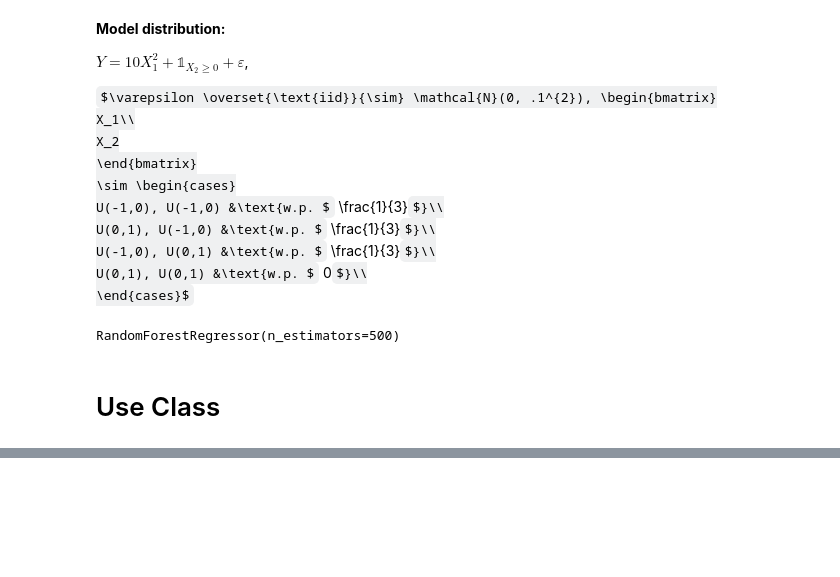
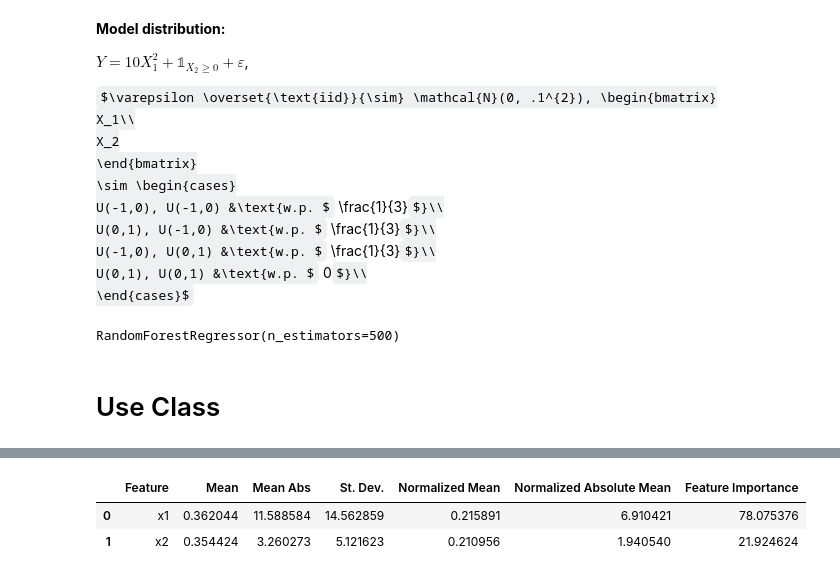
Before and after one commit to mixerupper/ice_feature_impact, a Jupyter notebook: notebooks/01-replication/01b-simulation-ant.ipynb, the cells around one changed output, grey strips where cells are left out. Drawn from its saved outputs; the diff is of its cells as text; code cells hidden in the pictures; some formulas as TeX source; blank space fills up the shorter version.

```diff
--- a/notebooks/01-replication/01b-simulation-ant.ipynb
+++ b/notebooks/01-replication/01b-simulation-ant.ipynb
@@ -138,0 +149,6 @@ IndexError: too many indices for array: array is 1-dimensional, but 2 were index
+# %%
+ice.feature_importance_table()
+# %% [output]
+|  | Feature | Mean | Mean Abs | St. Dev. | Normalized Mean | Normalized Absolute Mean | Feature Importance |
+| 0 | x1 | 0.362044 | 11.588584 | 14.562859 | 0.215891 | 6.910421 | 78.075376 |
+| 1 | x2 | 0.354424 | 3.260273 | 5.121623 | 0.210956 | 1.940540 | 21.924624 |
```
Also changed, not shown: parts of 8 cells of this notebook, 3 other files.
